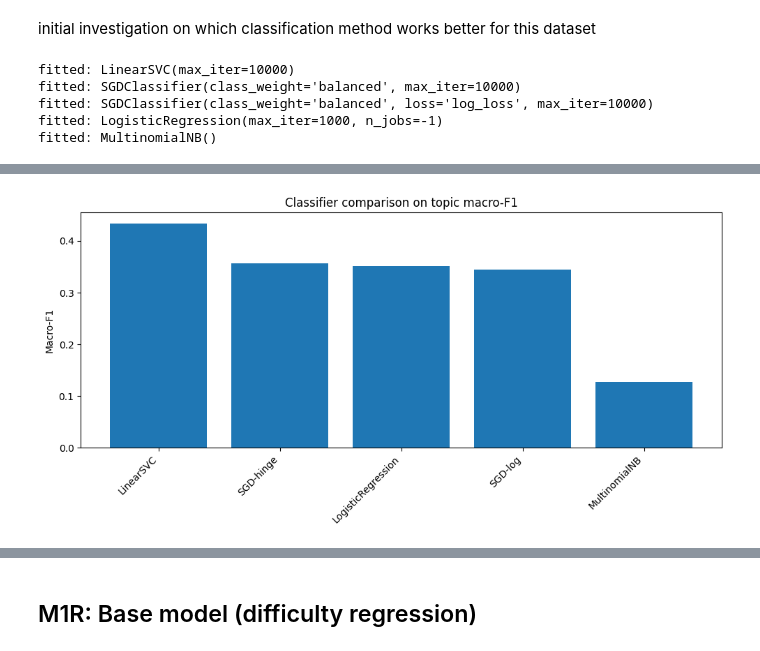
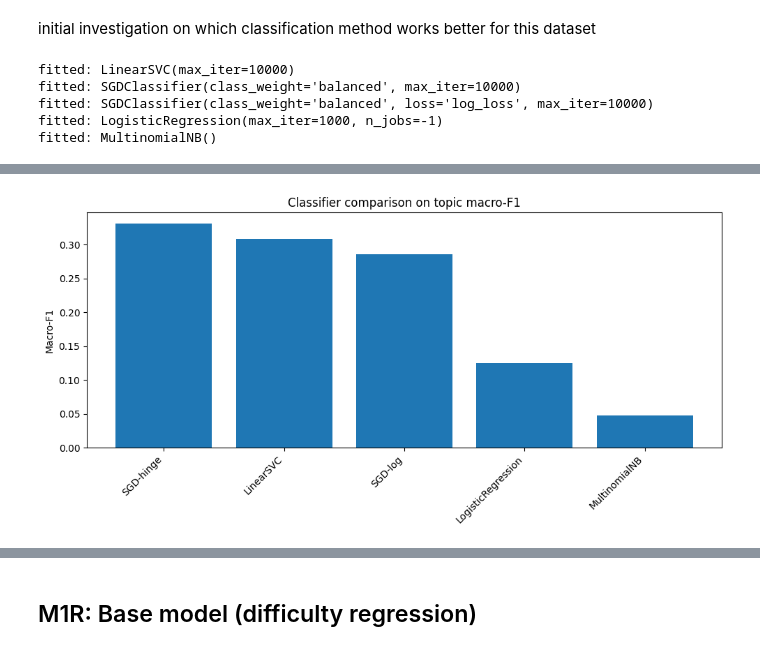
Before and after one commit to mattteochen/polimi-nlp, a Jupyter notebook: nlp.ipynb, the cells around one changed output, grey strips where cells are left out. Drawn from its saved outputs; the diff is of its cells as text; code cells hidden in the pictures.

Commit message:
Integrated parsers within classifier

```diff
--- a/nlp.ipynb
+++ b/nlp.ipynb
@@ -22,9 +67,8 @@ train_ds = ds['train'][:10000]
 # %%
-
-NUM_SAMPLES = 1000
-random_indices = random.sample(range(len(train_ds['question'])), NUM_SAMPLES)
+random_indices = random.sample(range(len(train_ds['question'])), NUM_SAMPLES if NUM_SAMPLES != float('inf') else len(train_ds['question']))
 # %%
 train_ds_qs = train_ds['question']
+train_ds_tp = train_ds['topic']
 reason_1_ds = train_ds['r1_solution_1']
 reason_2_ds = train_ds['r1_solution_2']
 reason_3_ds = train_ds['r1_solution_3']
@@ -46,6 +92,9 @@ reason_3_ds = train_ds['r1_solution_3']
 # %%
 train_ds_qs = np.array(train_ds_qs)
 train_ds_qs = train_ds_qs[random_indices]
+
+train_ds_tp = np.array(train_ds_tp)
+train_ds_tp = train_ds_tp[random_indices]
 
 reason_1_ds = np.array(reason_1_ds)
 reason_1_ds = reason_1_ds[random_indices]
@@ -58,3 +109,13 @@ reason_3_ds = reason_3_ds[random_indices]
+# %%
+label_counts = Counter(train_ds_tp)
+valid_labels = {label for label, count in label_counts.items() if count > 1}
+
+filtered_indices = [i for i, label in enumerate(train_ds_tp) if label in valid_labels]
+train_ds_qs = train_ds_qs[filtered_indices]
+train_ds_tp = train_ds_tp[filtered_indices]
+reason_1_ds = reason_1_ds[filtered_indices]
+reason_2_ds = reason_2_ds[filtered_indices]
+reason_3_ds = reason_3_ds[filtered_indices]
 # %% [markdown]
 ### Initial investigation on sympy
 # %%
@@ -481,38 +529,23 @@ initial investigation on which classification method works better for this datas
 # %%
-from datasets import load_dataset
-from sklearn.preprocessing import LabelEncoder
-from sklearn.model_selection import train_test_split
-from sklearn.feature_extraction.text import TfidfVectorizer
-from sklearn.pipeline import Pipeline
-from sklearn.linear_model import LogisticRegression, SGDClassifier
-from sklearn.svm import LinearSVC
-from sklearn.naive_bayes import MultinomialNB, ComplementNB
-from sklearn.ensemble import RandomForestClassifier, HistGradientBoostingClassifier
-from sklearn.neural_network import MLPClassifier
-from sklearn.metrics import accuracy_score, f1_score
-import matplotlib.pyplot as plt
-import pandas as pd
-
-train_ds=ds['train']
 X_train, X_test, y_train_raw, y_test_raw = train_test_split(
-    train_ds["question"], train_ds["topic"],
-    test_size=0.2, random_state=42, stratify=train_ds["topic"]
+    train_ds_qs, train_ds_tp,
+    test_size=0.2, random_state=seed,
+    stratify=train_ds_tp
 )
 
 # 2. Encode labels
 le = LabelEncoder()
 y_train = le.fit_transform(y_train_raw)
 y_test  = le.transform(y_test_raw)
-from collections import Counter
+
 counts = Counter(y_train)
 total = len(y_train)
 
 # Inverse‐frequency weights
 weights = {cls: total/(len(counts)*cnt) for cls, cnt in counts.items()}
-# 3. Tokenizer wrapper (uses your hybrid_tokenizee)
-#from hybrid_math_text_parser import hybrid_tokenizee
-def my_tokenizer(txt):
-    return hybrid_tokenizee(txt)[1]
+
+# 3. Select tokenizer
+tokenizer = Tokenizer('tree-walk', "allenai/longformer-base-4096")
 
 # 4. Define a suite of classifiers to compare
 classifiers = {
@@ -523,20 +556,28 @@ classifiers = {
     "MultinomialNB":         MultinomialNB(),
 }
 
+classifiers_classes = {
+    "LinearSVC":             LinearSVC,
+    "SGD-hinge":             SGDClassifier,
+    "SGD-log":               SGDClassifier,
+    "LogisticRegression":    LogisticRegression,
+    "MultinomialNB":         MultinomialNB,
+}
+
+vectorizer =  TfidfVectorizer(
+    tokenizer=tokenizer.parse,
+    lowercase=True,
+    token_pattern=None
+)
+X_train_vectorized =  vectorizer.fit_transform(X_train)
+X_test_vectorized =  vectorizer.transform(X_test)
+
 # 5. Train, predict, record metrics
 results = []
 for name, clf in classifiers.items():
-    pipe = Pipeline([
-        ("tfidf", TfidfVectorizer(
-            tokenizer=my_tokenizer,
-            lowercase=True,
-            token_pattern=None
-        )),
-        ("clf", clf)
-    ])
-    pipe.fit(X_train, y_train)
+    clf.fit(X_train_vectorized, y_train)
     print("fitted:",clf)
-    yp = pipe.predict(X_test)
+    yp = clf.predict(X_test_vectorized)
     results.append({
         "model":    name,
         "accuracy": accuracy_score(y_test, yp),
@@ -554,6 +595,18 @@ plt.xticks(rotation=45, ha="right")
 plt.title("Classifier comparison on topic macro-F1")
 plt.tight_layout()
 plt.show()
+
+# Find the best model based on macro_f1
+best_result = max(results, key=lambda x: x["macro_f1"])
+best_model_name = best_result["model"]
+
+print(f"Best model: {best_model_name}")
+print(f"Accuracy: {best_result['accuracy']}")
+print(f"Macro-F1: {best_result['macro_f1']}")
+
+# Retrieve the corresponding classifier from the classifiers dictionary
+best_model_class = classifiers_classes[best_model_name]
+print(f"Best model class: {best_model_class}")
 # %% [output]
 fitted: LinearSVC(max_iter=10000)
 fitted: SGDClassifier(class_weight='balanced', max_iter=10000)
@@ -569 +622 @@ fitted: MultinomialNB()
-[figure, old version]
+[figure, new version]
```
Also changed, not shown: parts of 30 cells of this notebook.
